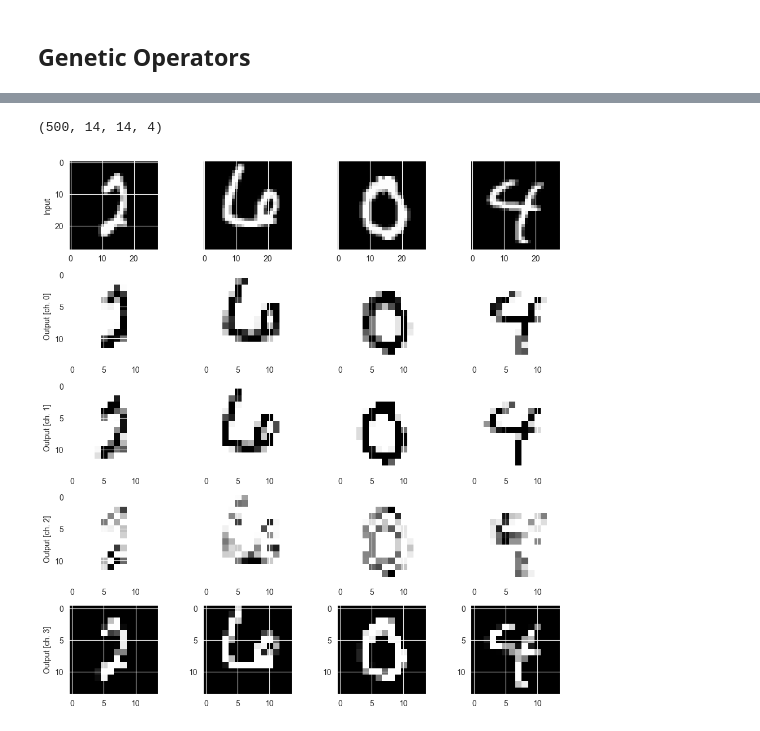
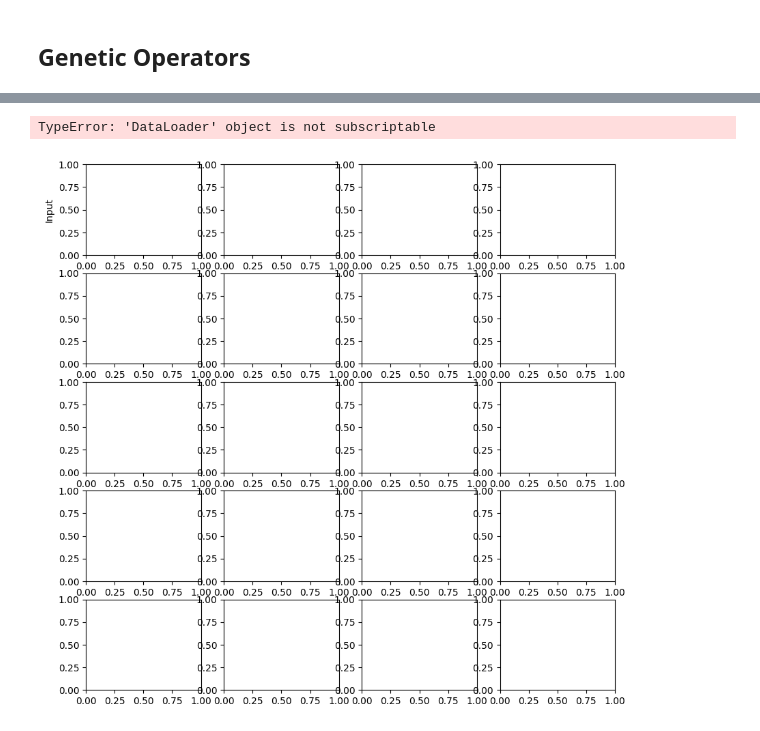
Before and after one commit to uriballo/mnist-genetic-circuits, a Jupyter notebook: genetic-algorithm.ipynb, the cells around one changed output, grey strips where cells are left out. Saved outputs shown, nothing was run; the diff lists cells and outputs as text; code cells hidden in the pictures.

```diff
--- a/genetic-algorithm.ipynb
+++ b/genetic-algorithm.ipynb
@@ -222,6 +224,6 @@ fig.show()
 # %%
 # Even though we set the same weights as a starting point we'll get different results for
 # a circuit over different runs, this is due the optimizer being stochastic.
-for _ in range(10):
-    print(evaluate_network(circ))
+for i in range(10):
+    print(f"[{i}] ", evaluate_network(circ, train_loader, test_loader, n_epochs))
 # %% [output]
@@ -316,12 +318,7 @@ def mutate_circuit(circuit, n_wires = 4):
 import time
 def genetic_algorithm(n_wires, depth, pop_size, n_generations):
     initial_time = time.time()
-    population = [(generate_random_gate_sequence(n_wires, np.random.randint(low=3, high=depth)), 0) for _ in range(pop_size)]
-
-    #initial_good_circuit = [qml.RZ(5.466019080616874, wires=[2]), qml.CNOT(wires=[1, 3]),
-    #                        qml.RZ(4.966039957106654, wires=[0])]
-
-    #population.append(initial_good_circuit)
+    population = [(generate_random_gate_sequence(n_wires, np.random.randint(low=5, high=depth)), 0) for _ in range(pop_size)]
 
     for i in range(pop_size):
         population[i] = (population[i][0], fitness(population[i][0]))
@@ -359,8 +356,6 @@ def genetic_algorithm(n_wires, depth, pop_size, n_generations):
         # Keep only the top individuals
         population = population[:pop_size]
 
-        tf.keras.backend.clear_session()
-
         best = population[0]
         worst = population[-1]
         print(f"Generation {k + 1}:\n\tBest Accuracy: {best[1]}\n\tBest Candidate: {best[0]}\n\tAverage Accuracy: {worst[1]}")
@@ -401,36 +389,35 @@ qml.T(wires=[3])
 # %%
 n_epochs = 20
-n_train = 500
-n_test = 100
+n_train = 50
+n_test = 10
 
-train_images, train_labels, test_images, test_labels = load_dataset(n_train, n_test)
+train_images, test_images = load_dataset(n_train, n_test, batch_size)
 q_train, q_test = quanvolute_train_test(train_images, test_images, circuit_to_test)
 # %%
-print(q_train.shape)
-
 n_samples = 4
 n_channels = 4
-max_index = train_images.shape[0] - 1
+fig, axes = plt.subplots(1 + n_channels, n_samples, figsize=(10, 10))
 
-fig, axes = plt.subplots(1 + n_channels, n_samples, figsize=(10, 10))
-random_indices = random.sample(range(max_index + 1), n_samples)  # Generate random indices
+for batch_idx, (data, labels) in enumerate(q_train):  # Iterate over batches
+    random_indices = random.sample(range(len(data)), n_samples)  # Indices within batch
 
-for k, index in enumerate(random_indices):  # Use indices instead of k directly
-    axes[0, 0].set_ylabel("Input")
-    if k != 0:
-        axes[0, k].yaxis.set_visible(False)
-    axes[0, k].imshow(train_images[index, :, :, 0], cmap="gray")
+    for k, index in enumerate(random_indices):
+        axes[0, 0].set_ylabel("Input")
+        if k != 0:
+            axes[0, k].yaxis.set_visible(False)
+        axes[0, k].imshow(data[index, :, :, 0].numpy(), cmap="gray")  # Convert to NumPy if needed
 
-    # Plot all output channels
-    for c in range(n_channels):
-        axes[c + 1, 0].set_ylabel("Output [ch. {}]".format(c))
-        if k != 0:
-            axes[c, k].yaxis.set_visible(False)
-        axes[c + 1, k].imshow(q_train[index, :, :, c], cmap="gray")
+        for c in range(n_channels):
+            axes[c + 1, 0].set_ylabel("Output [ch. {}]".format(c))
+            if k != 0:
+                axes[c, k].yaxis.set_visible(False)
+            # Assuming q_train outputs tensors compatible with indexing
+            axes[c + 1, k].imshow(q_train[batch_idx][index, :, :, c].numpy(), cmap="gray")
 
-plt.tight_layout()
-plt.savefig(f"./results/output{num}")
-plt.show()
+    plt.tight_layout()
+    plt.savefig(f"./results/output{batch_idx}.png")  # Save per batch, adjust as needed
+    plt.show()
+    break
 # %% [output]
-(500, 14, 14, 4)
+TypeError: 'DataLoader' object is not subscriptable
-[figure, old version]
+[figure, new version]
```
Also changed, not shown: parts of 27 cells of this notebook, 2 other files.
